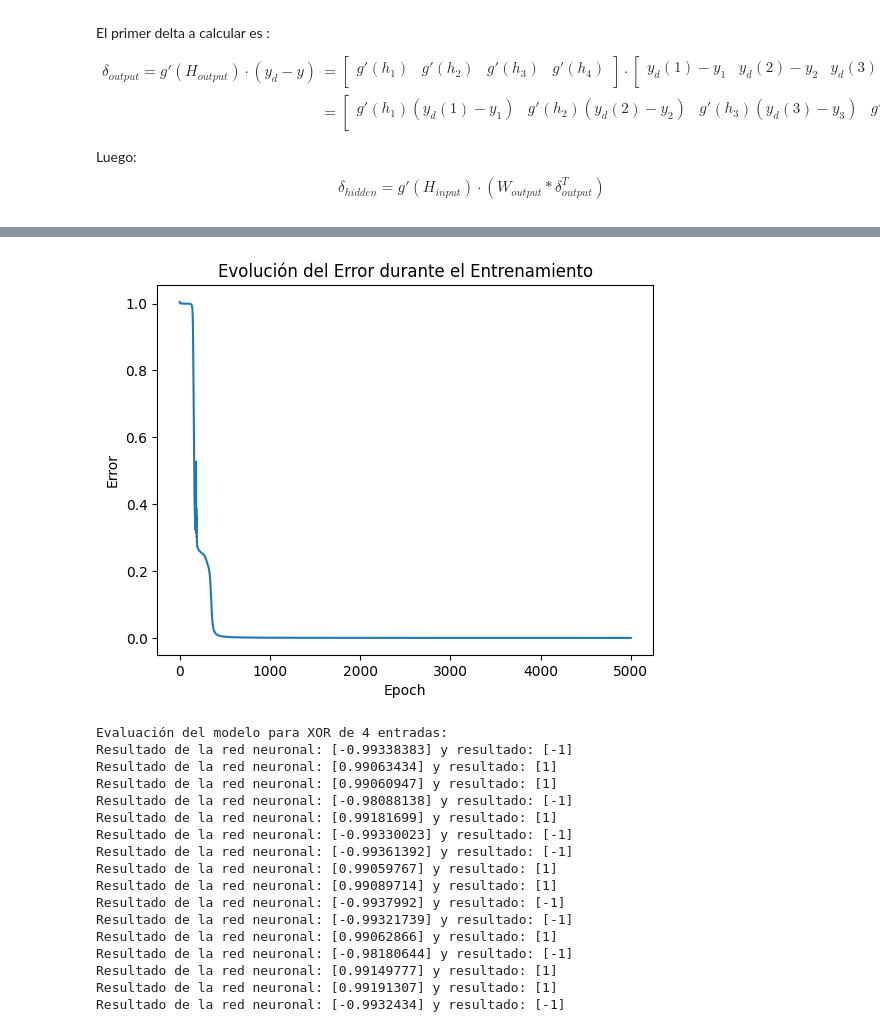
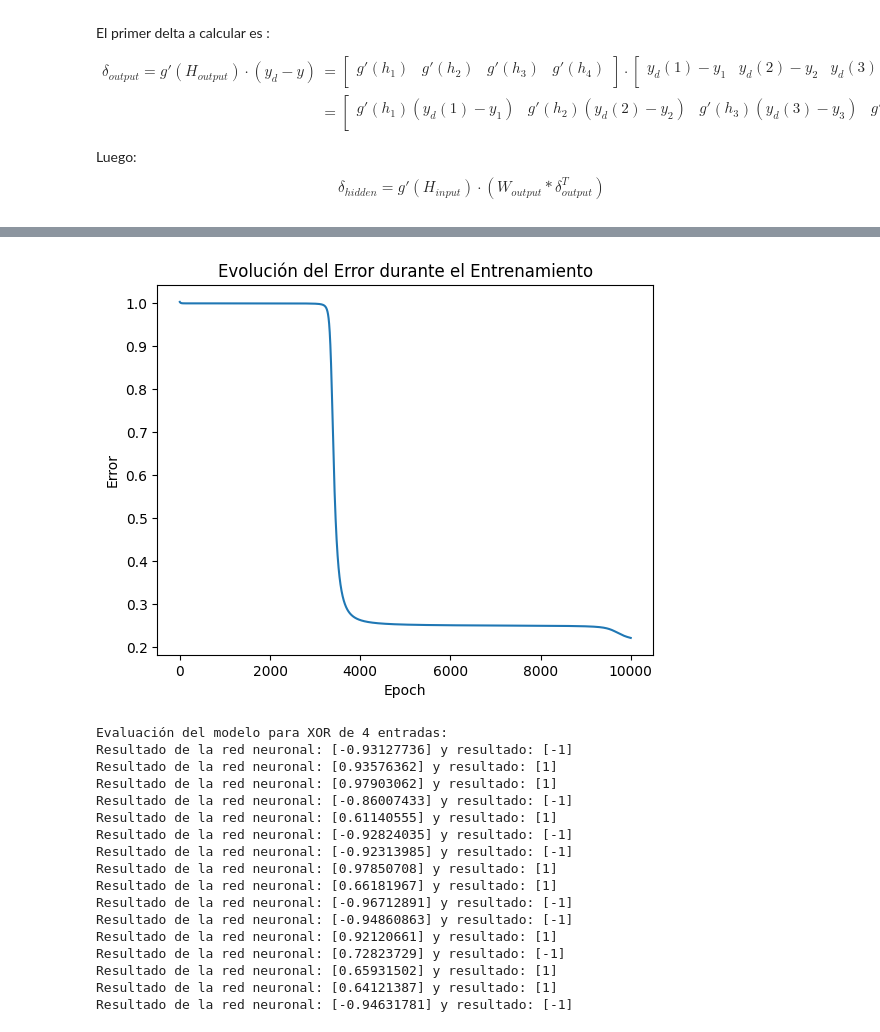
Before and after one commit to Milidoni0cris/Redes-Neuronales, a Jupyter notebook: TP2/TP2.ipynb, the cells around one changed output, grey strips where cells are left out. Saved outputs shown, nothing was run; the diff lists cells and outputs as text; code cells hidden in the pictures.

```diff
--- a/TP2/TP2.ipynb
+++ b/TP2/TP2.ipynb
@@ -412,37 +412,37 @@ Resultado de la red neuronal: [-0.97902229] y resultado: [-1]
 # %%
 # Datos para XOR de 4 entradas con -1 y 1
 X_xor4 = np.array([[-1, -1, -1, -1], [-1, -1, -1, 1], [-1, -1, 1, -1], [-1, -1, 1, 1],
                 [-1, 1, -1, -1], [-1, 1, -1, 1], [-1, 1, 1, -1], [-1, 1, 1, 1],
                 [1, -1, -1, -1], [1, -1, -1, 1], [1, -1, 1, -1], [1, -1, 1, 1],
                 [1, 1, -1, -1], [1, 1, -1, 1], [1, 1, 1, -1], [1, 1, 1, 1]])
 y_xor4 = np.array([[-1], [1], [1], [-1], [1], [-1], [-1], [1],
                 [1], [-1], [-1], [1], [-1], [1], [1], [-1]])
 
 
 # Crear el modelo para XOR de 4 entradas
-mlp_4 = MultilayerPerceptron([4, 6, 1],tanh,tanh_derivative, learning_rate=0.1)
-mlp_4.train(X_xor4, y_xor4, epochs=5000)
+mlp_4 = MultilayerPerceptron([4, 6, 1],tanh,tanh_derivative, learning_rate=0.01)
+mlp_4.train(X_xor4, y_xor4, epochs=10000)
 mlp_4.plot_error()
 
 # Evaluación final
 print("\nEvaluación del modelo para XOR de 4 entradas:")
 mlp_4.evaluate(X_xor4, y_xor4)
 # %% [output]
-[figure, old version]
+[figure, new version]
 Evaluación del modelo para XOR de 4 entradas:
-Resultado de la red neuronal: [-0.99338383] y resultado: [-1]
-Resultado de la red neuronal: [0.99063434] y resultado: [1]
-Resultado de la red neuronal: [0.99060947] y resultado: [1]
-Resultado de la red neuronal: [-0.98088138] y resultado: [-1]
-Resultado de la red neuronal: [0.99181699] y resultado: [1]
-Resultado de la red neuronal: [-0.99330023] y resultado: [-1]
-Resultado de la red neuronal: [-0.99361392] y resultado: [-1]
-Resultado de la red neuronal: [0.99059767] y resultado: [1]
-Resultado de la red neuronal: [0.99089714] y resultado: [1]
-Resultado de la red neuronal: [-0.9937992] y resultado: [-1]
-Resultado de la red neuronal: [-0.99321739] y resultado: [-1]
-Resultado de la red neuronal: [0.99062866] y resultado: [1]
-Resultado de la red neuronal: [-0.98180644] y resultado: [-1]
-Resultado de la red neuronal: [0.99149777] y resultado: [1]
-Resultado de la red neuronal: [0.99191307] y resultado: [1]
-Resultado de la red neuronal: [-0.9932434] y resultado: [-1]
+Resultado de la red neuronal: [-0.93127736] y resultado: [-1]
+Resultado de la red neuronal: [0.93576362] y resultado: [1]
+Resultado de la red neuronal: [0.97903062] y resultado: [1]
+Resultado de la red neuronal: [-0.86007433] y resultado: [-1]
+Resultado de la red neuronal: [0.61140555] y resultado: [1]
+Resultado de la red neuronal: [-0.92824035] y resultado: [-1]
+Resultado de la red neuronal: [-0.92313985] y resultado: [-1]
+Resultado de la red neuronal: [0.97850708] y resultado: [1]
+Resultado de la red neuronal: [0.66181967] y resultado: [1]
+Resultado de la red neuronal: [-0.96712891] y resultado: [-1]
+Resultado de la red neuronal: [-0.94860863] y resultado: [-1]
+Resultado de la red neuronal: [0.92120661] y resultado: [1]
+Resultado de la red neuronal: [0.72823729] y resultado: [-1]
+Resultado de la red neuronal: [0.65931502] y resultado: [1]
+Resultado de la red neuronal: [0.64121387] y resultado: [1]
+Resultado de la red neuronal: [-0.94631781] y resultado: [-1]
```
Also changed, not shown: parts of 3 cells of this notebook.
